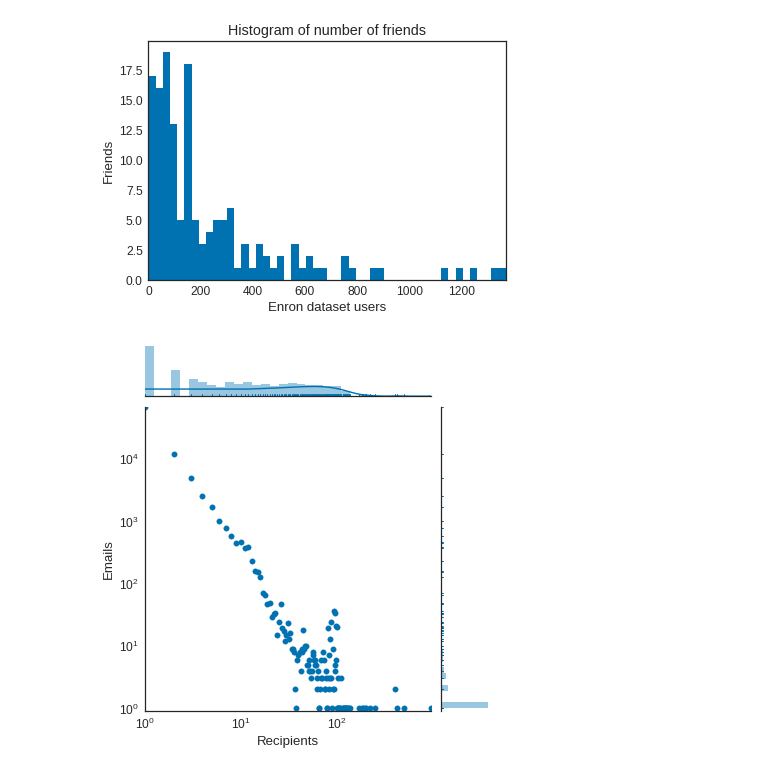
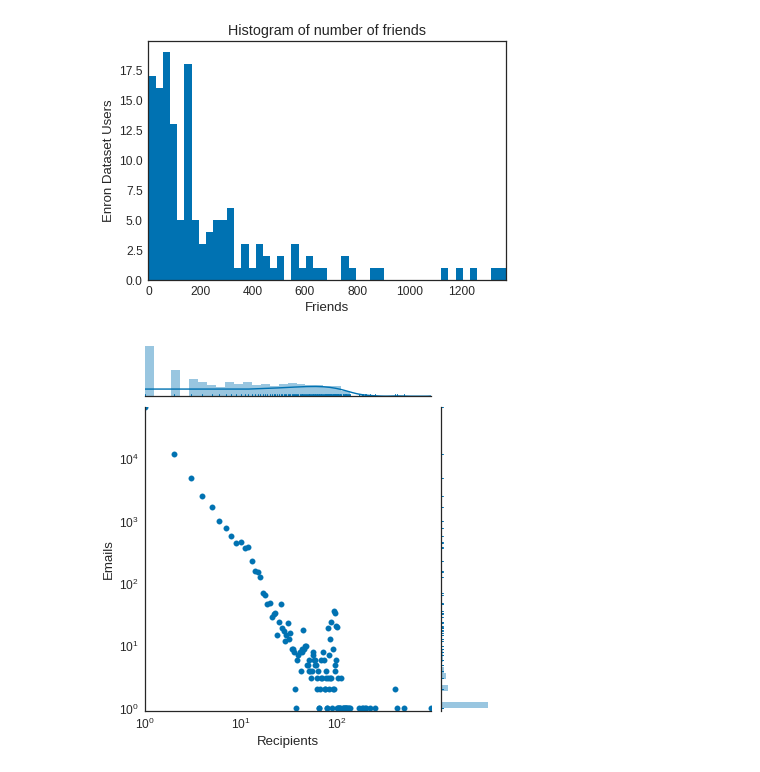
Before and after one commit to claimchain/claimchain-core, a Jupyter notebook: simulations/plot_analysis.ipynb, the cells around one changed output. Saved outputs shown, nothing was run; the diff lists cells and outputs as text; code cells hidden in the pictures.

```diff
--- a/simulations/plot_analysis.ipynb
+++ b/simulations/plot_analysis.ipynb
@@ -40,14 +40,14 @@ for user in social_graph.keys():
 # %%
 data = [info["num_of_friends"] for info in social_graph.values()]
 plt.hist(data, bins=50)
 plt.xlim(0, max(data))
 plt.title("Histogram of number of friends")
-plt.xlabel("Enron dataset users")
-plt.ylabel("Friends")
+plt.xlabel("Friends")
+plt.ylabel("Enron Dataset Users")
 plt.savefig("hist_friends.pdf")
 plt.show()
 # %% [output]
-[figure, old version]
+[figure, new version]
 # %%
 x, y = zip(*sorted(emails_per_num_of_recipients.items(), key=lambda t: t[0]))
 data = pd.DataFrame({'Recipients': x, 'Emails': y})
```
Also changed, not shown: parts of 1 cell of this notebook, 1 other file.
